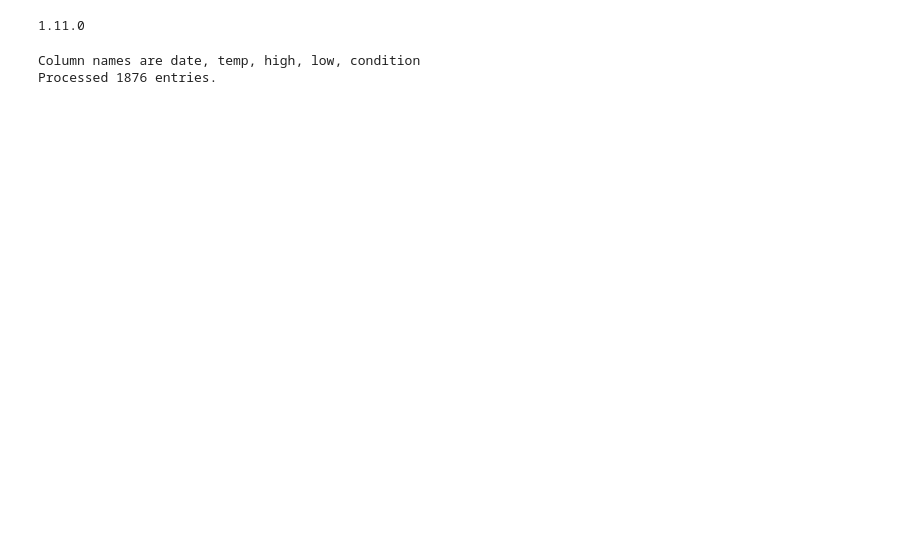
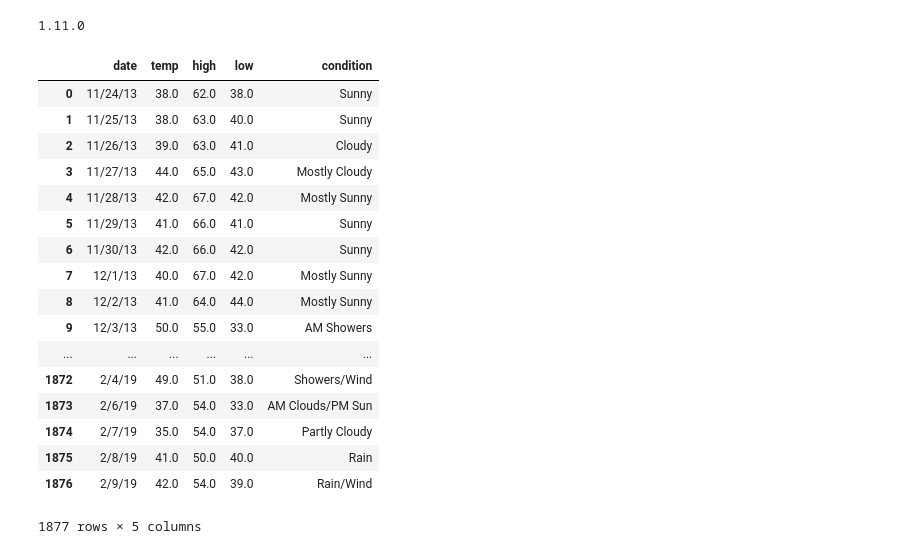
Before and after one commit to Uptown-Func/2019-hackdavis, a Jupyter notebook: Untitled.ipynb, the cells around one changed output. Cells and saved outputs as stored; diff of their text form; code cells hidden in the pictures; blank space fills up the shorter version.

```diff
--- a/Untitled.ipynb
+++ b/Untitled.ipynb
@@ -18,22 +6,0 @@ conditions = []
-# %%
-# import data to data
-import csv
-with open('weather.csv', mode='r') as csv_file:
-    csv_reader = csv.DictReader(csv_file)
-    line_count = 0
-    for row in csv_reader:
-        if line_count == 0:
-            print(f'Column names are {", ".join(row)}')
-        else:
-            data['date'].append(row['date'])
-            data['temp'].append(row['temp'])
-            data['high'].append(row['high'])
-            data['low'].append(row['low'])
-            if row['condition'] not in conditions:
-                conditions.append(row['condition'])
-            data['condition'].append(conditions.index(row['condition']))
-        line_count += 1
-    print(f'Processed {line_count - 1} entries.')
-# %% [output]
-Column names are date, temp, high, low, condition
-Processed 1876 entries.
@@ -42,0 +7,25 @@ model.add()
+# %%
+# import data
+
+from pandas import read_csv
+dataset = read_csv('weather.csv')
+dataset
+# %% [output]
+|  | date | temp | high | low | condition |
+| 0 | 11/24/13 | 38.0 | 62.0 | 38.0 | Sunny |
+| 1 | 11/25/13 | 38.0 | 63.0 | 40.0 | Sunny |
+| 2 | 11/26/13 | 39.0 | 63.0 | 41.0 | Cloudy |
+| 3 | 11/27/13 | 44.0 | 65.0 | 43.0 | Mostly Cloudy |
+| 4 | 11/28/13 | 42.0 | 67.0 | 42.0 | Mostly Sunny |
+| 5 | 11/29/13 | 41.0 | 66.0 | 41.0 | Sunny |
+| 6 | 11/30/13 | 42.0 | 66.0 | 42.0 | Sunny |
+| 7 | 12/1/13 | 40.0 | 67.0 | 42.0 | Mostly Sunny |
+| 8 | 12/2/13 | 41.0 | 64.0 | 44.0 | Mostly Sunny |
+| 9 | 12/3/13 | 50.0 | 55.0 | 33.0 | AM Showers |
+| ... | ... | ... | ... | ... | ... |
+| 1872 | 2/4/19 | 49.0 | 51.0 | 38.0 | Showers/Wind |
+| 1873 | 2/6/19 | 37.0 | 54.0 | 33.0 | AM Clouds/PM Sun |
+| 1874 | 2/7/19 | 35.0 | 54.0 | 37.0 | Partly Cloudy |
+| 1875 | 2/8/19 | 41.0 | 50.0 | 40.0 | Rain |
+| 1876 | 2/9/19 | 42.0 | 54.0 | 39.0 | Rain/Wind |
+1877 rows × 5 columns
```
Also changed, not shown: parts of 6 cells of this notebook.
